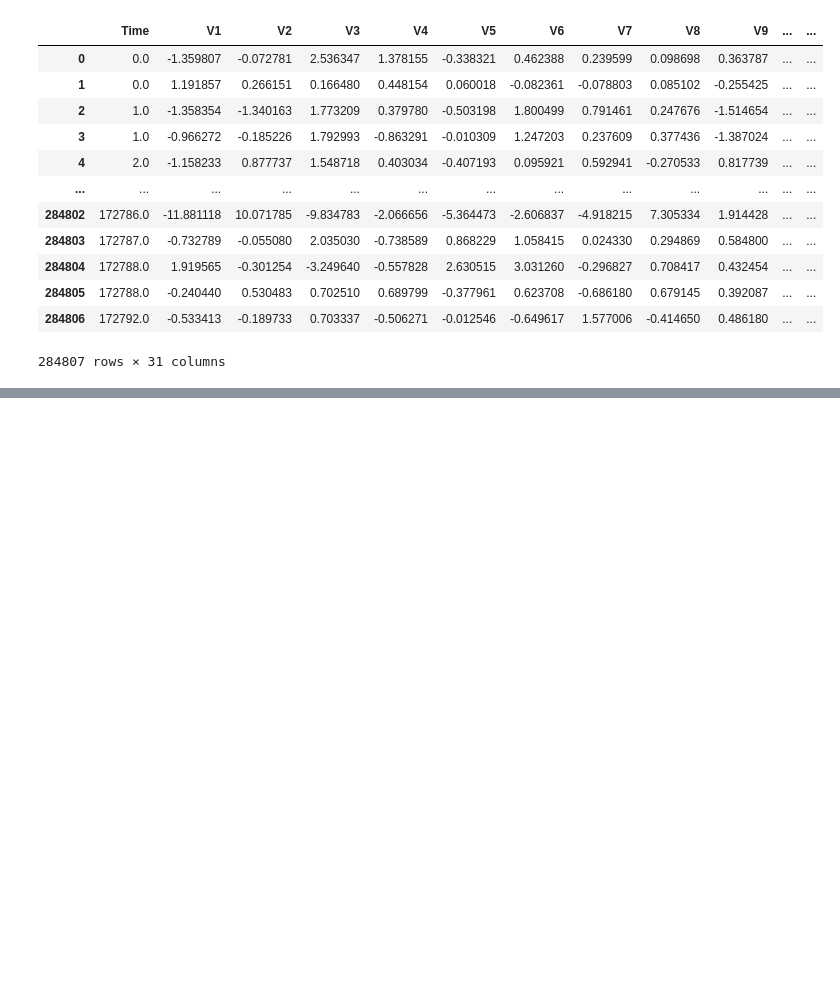
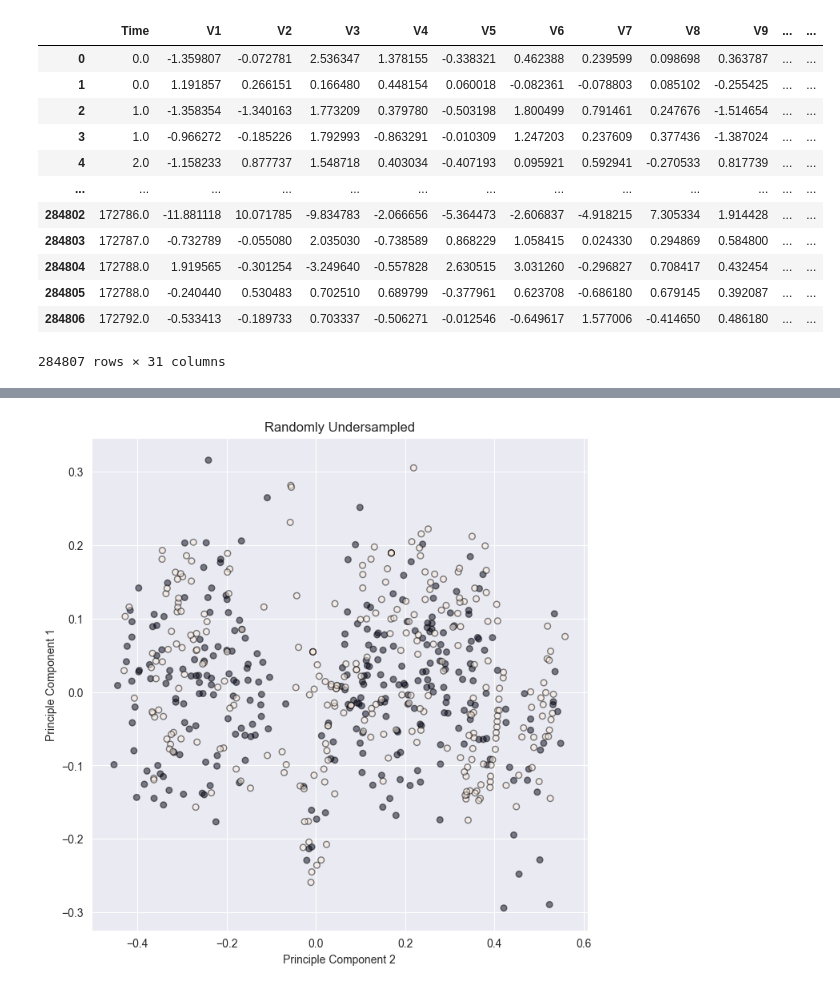
Before and after one commit to KirillPogranichny/ml-fefu-course, a Jupyter notebook: XGBoost.ipynb, the cells around one changed output, grey strips where cells are left out. Drawn from its saved outputs; the diff is of its cells as text; code cells hidden in the pictures; blank space fills up the shorter version.

```diff
--- a/XGBoost.ipynb
+++ b/XGBoost.ipynb
@@ -40,0 +98,15 @@ display(df)
+# %%
+rus = RandomUnderSampler(random_state=0)
+X_train_rus, y_train_rus = rus.fit_resample(X_train_pca, y_train)
+# %%
+def plot_data(X, y, ax, title):
+    ax.scatter(X[:, 0], X[:, 1], c=y, alpha=0.5, s = 30, edgecolor=(0,0,0,0.5))
+    ax.set_ylabel('Principle Component 1')
+    ax.set_xlabel('Principle Component 2')
+    if title is not None:
+        ax.set_title(title)
+
+fig,ax = plt.subplots(figsize=(8, 8))
+plot_data(X_train_rus, y_train_rus, ax, title='Randomly Undersampled')
+# %% [output]
+[figure, added]
```
Also changed, not shown: parts of 10 cells of this notebook, 1 other file.
